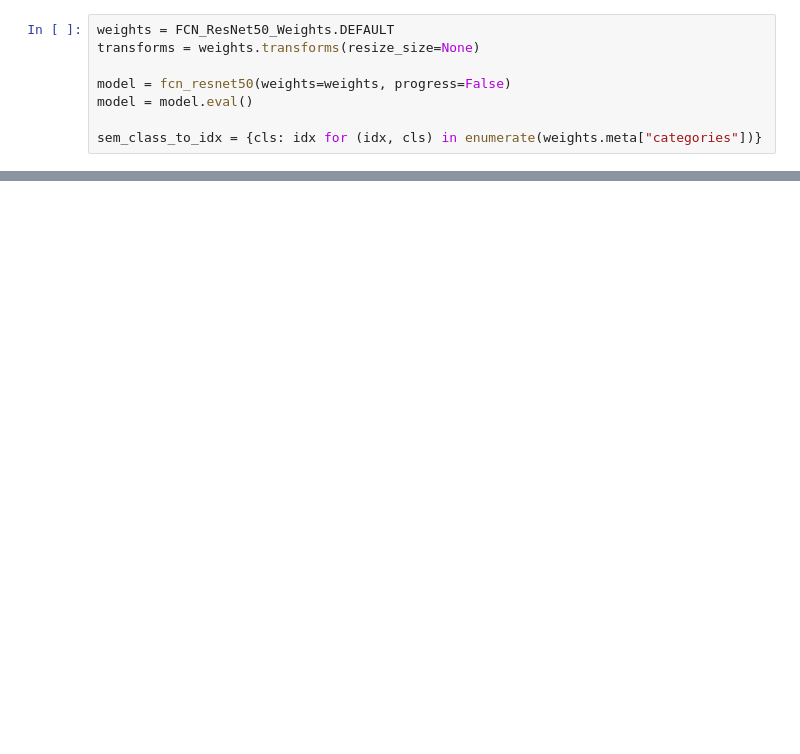
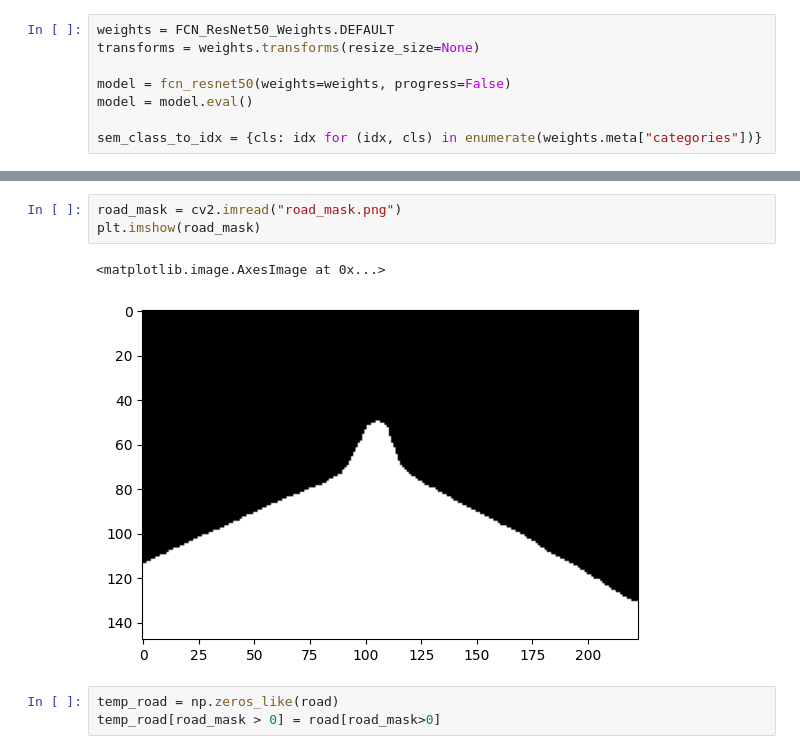
Before and after one commit to usamaimdadsian/vehicle-attribute-detection, a Jupyter notebook: mask_generator_maskrcnn/mask_rcnn_veri.ipynb, the cells around one changed output, grey strips where cells are left out. Drawn from its saved outputs; the diff is of its cells as text; blank space fills up the shorter version.

Commit message:
added rrrroad mask

```diff
--- a/mask_generator_maskrcnn/mask_rcnn_veri.ipynb
+++ b/mask_generator_maskrcnn/mask_rcnn_veri.ipynb
@@ -122,0 +94,9 @@ plt.imshow(temp_np,'gray')
+# %%
+road_mask = cv2.imread("road_mask.png")
+plt.imshow(road_mask)
+# %% [output]
+<matplotlib.image.AxesImage at 0x...>
+[figure, added]
+# %%
+temp_road = np.zeros_like(road)
+temp_road[road_mask > 0] = road[road_mask>0]
```
Also changed, not shown: parts of 9 cells of this notebook, 5 other files.
